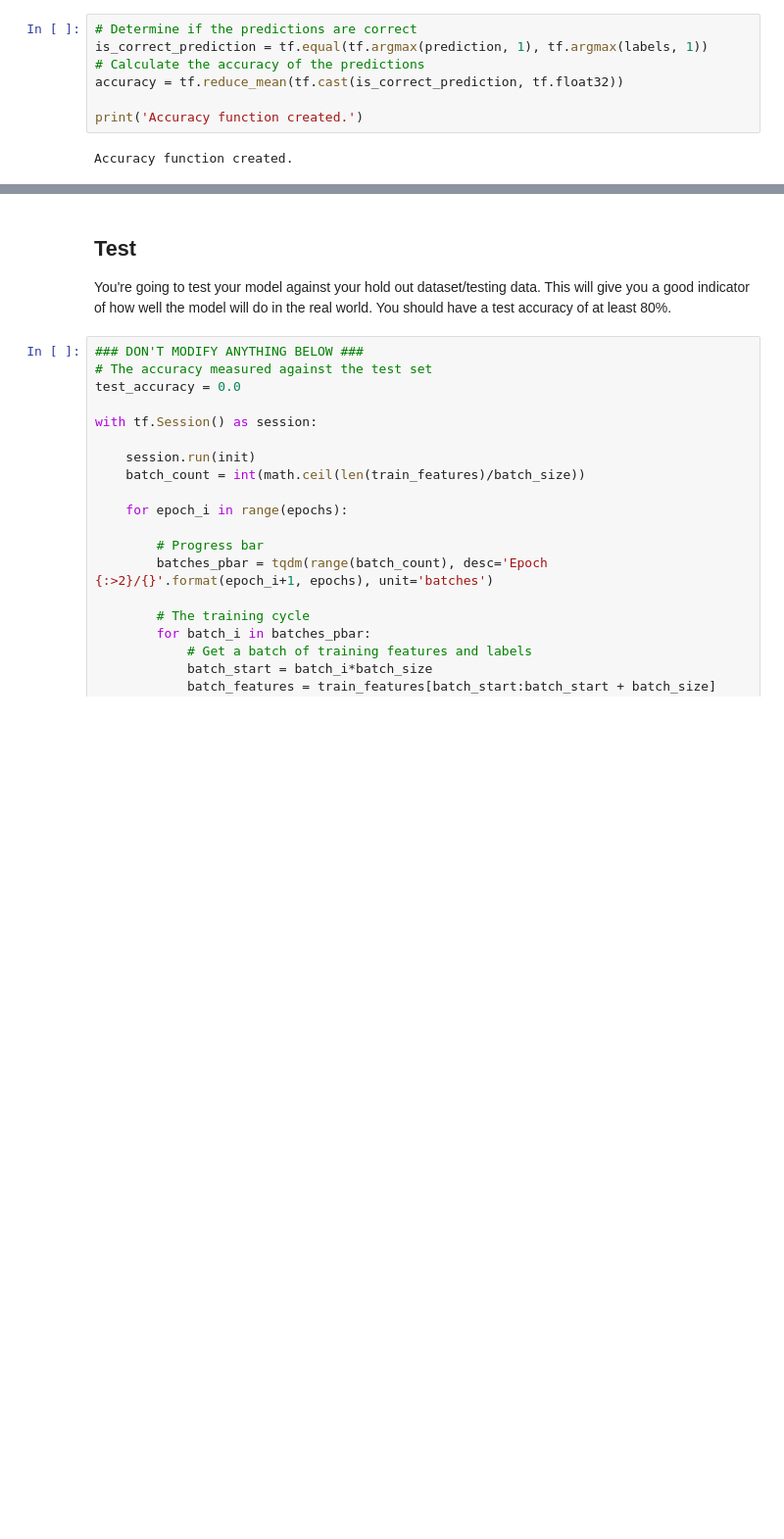
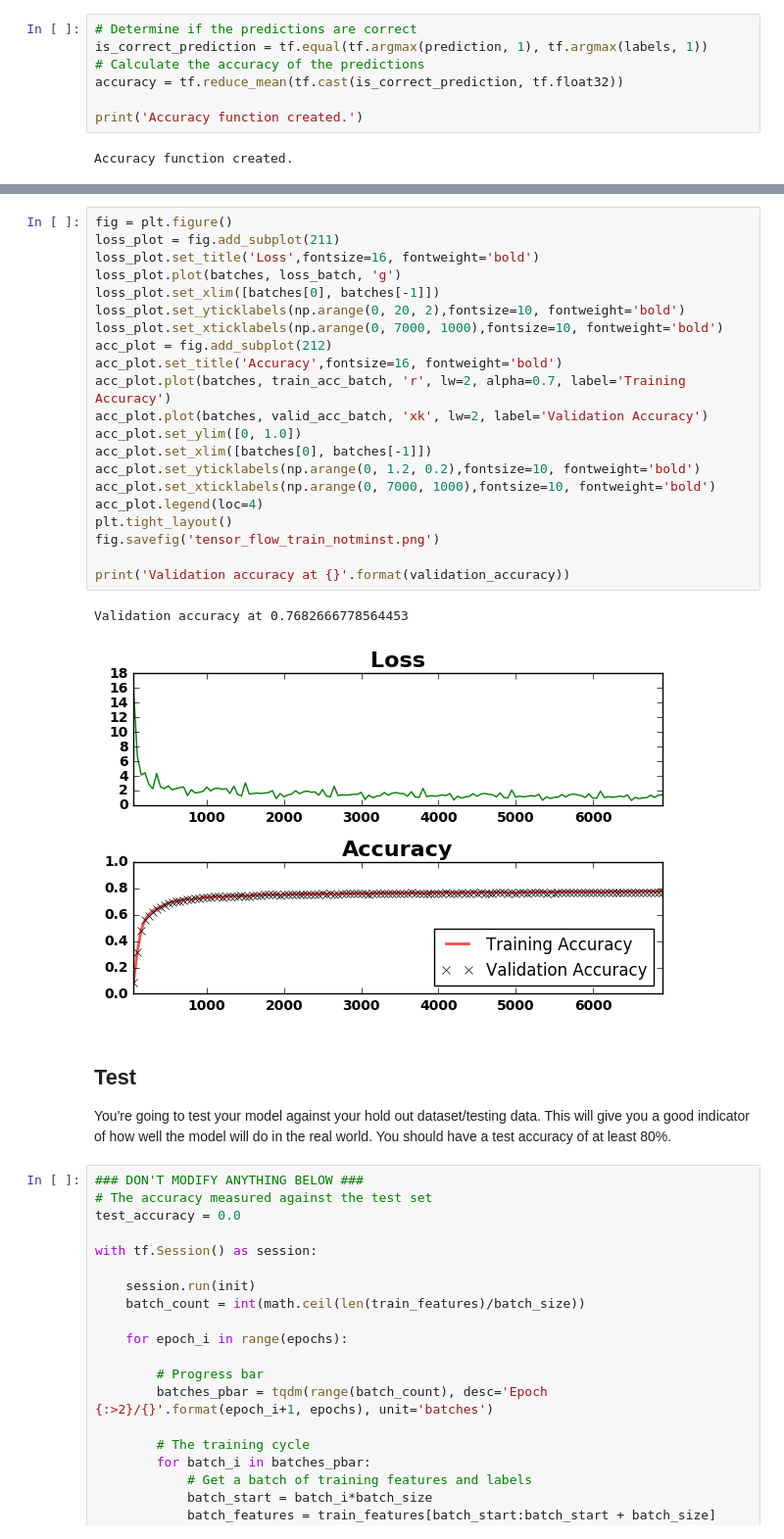
Before and after one commit to gatmeh/Udacity-deep-learning, a Jupyter notebook: intro-to-tensorflow/intro_to_tensorflow.ipynb, the cells around one changed output, grey strips where cells are left out. Shown at 98% size. Saved outputs shown, nothing was run; the diff lists cells and outputs as text; blank space fills up the shorter version.

Commit message:
Some changes in intro to tensorflow to make blog post

```diff
--- a/intro-to-tensorflow/intro_to_tensorflow.ipynb
+++ b/intro-to-tensorflow/intro_to_tensorflow.ipynb
@@ -454,3 +454,27 @@ Validation accuracy at 0.7697333097457886
+# %%
+fig = plt.figure()
+loss_plot = fig.add_subplot(211)
+loss_plot.set_title('Loss',fontsize=16, fontweight='bold')
+loss_plot.plot(batches, loss_batch, 'g')
+loss_plot.set_xlim([batches[0], batches[-1]])
+loss_plot.set_yticklabels(np.arange(0, 20, 2),fontsize=10, fontweight='bold')
+loss_plot.set_xticklabels(np.arange(0, 7000, 1000),fontsize=10, fontweight='bold')
+acc_plot = fig.add_subplot(212)
+acc_plot.set_title('Accuracy',fontsize=16, fontweight='bold')
+acc_plot.plot(batches, train_acc_batch, 'r', lw=2, alpha=0.7, label='Training Accuracy')
+acc_plot.plot(batches, valid_acc_batch, 'xk', lw=2, label='Validation Accuracy')
+acc_plot.set_ylim([0, 1.0])
+acc_plot.set_xlim([batches[0], batches[-1]])
+acc_plot.set_yticklabels(np.arange(0, 1.2, 0.2),fontsize=10, fontweight='bold')
+acc_plot.set_xticklabels(np.arange(0, 7000, 1000),fontsize=10, fontweight='bold')
+acc_plot.legend(loc=4)
+plt.tight_layout()
+fig.savefig('tensor_flow_train_notminst.png')
+
+print('Validation accuracy at {}'.format(validation_accuracy))
+# %% [output]
+Validation accuracy at 0.7682666778564453
+[figure, added]
 # %% [markdown]
 ## Test
 You're going to test your model against your hold out dataset/testing data.  This will give you a good indicator of how well the model will do in the real world.  You should have a test accuracy of at least 80%.
```
Also changed, not shown: parts of 2 cells of this notebook.
